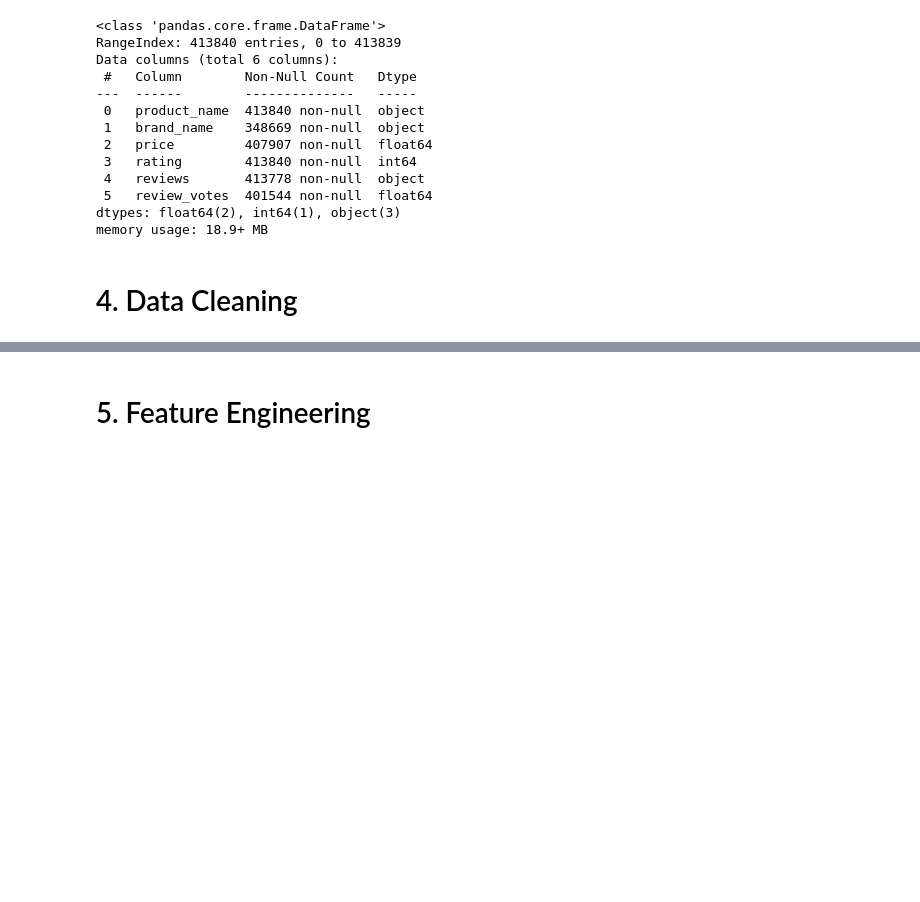
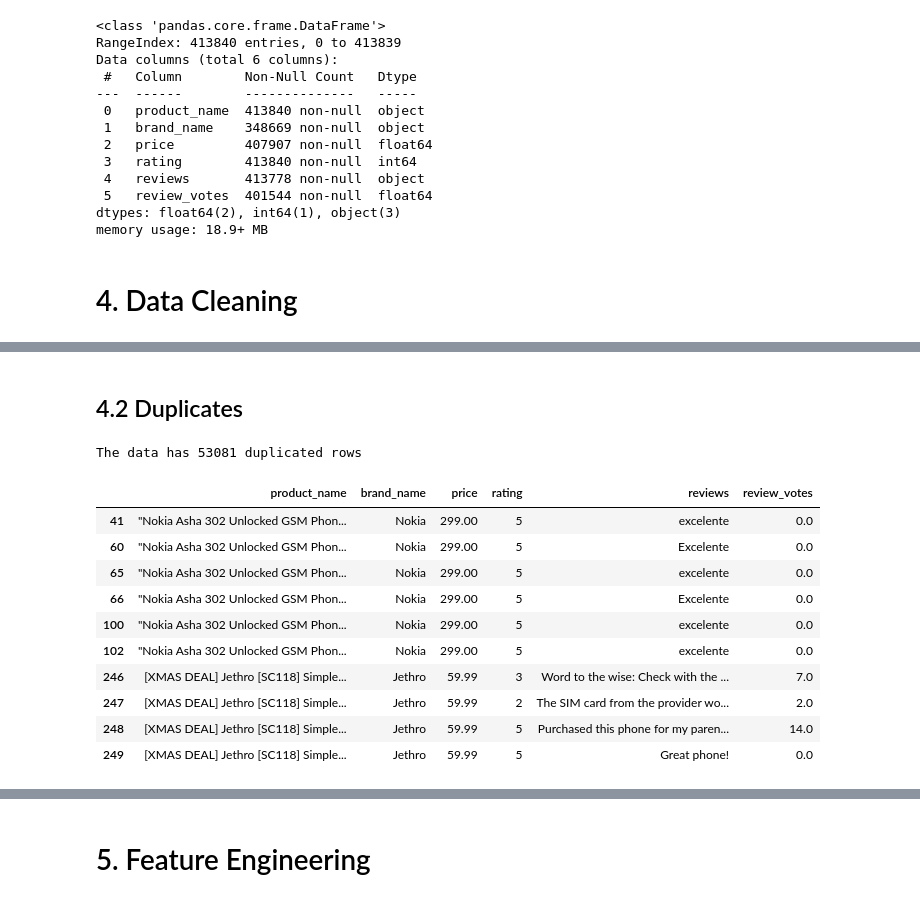
Before and after one commit to Mercy-Njambi/Mobile-Phone-Sentiment-Analysis, a Jupyter notebook: Mobile_Phone_Sentiment_Analysis.ipynb, the cells around one changed output, grey strips where cells are left out. Cells and saved outputs as stored; diff of their text form; code cells hidden in the pictures; blank space fills up the shorter version.

```diff
--- a/Mobile_Phone_Sentiment_Analysis.ipynb
+++ b/Mobile_Phone_Sentiment_Analysis.ipynb
@@ -89,0 +137,26 @@ memory usage: 18.9+ MB
+# %% [markdown]
+## 4.2 Duplicates
+# %%
+# Checking for duplicates
+
+print(f"The data has {df.duplicated().sum()} duplicated rows")
+# %% [output]
+The data has 53081 duplicated rows
+# %%
+# Exploring the duplicates
+
+duplicates = df[df.duplicated(keep = 'first')]
+
+duplicates.head(10)
+# %% [output]
+|  | product_name | brand_name | price | rating | reviews | review_votes |
+| 41 | "Nokia Asha 302 Unlocked GSM Phon... | Nokia | 299.00 | 5 | excelente | 0.0 |
+| 60 | "Nokia Asha 302 Unlocked GSM Phon... | Nokia | 299.00 | 5 | Excelente | 0.0 |
+| 65 | "Nokia Asha 302 Unlocked GSM Phon... | Nokia | 299.00 | 5 | excelente | 0.0 |
+| 66 | "Nokia Asha 302 Unlocked GSM Phon... | Nokia | 299.00 | 5 | Excelente | 0.0 |
+| 100 | "Nokia Asha 302 Unlocked GSM Phon... | Nokia | 299.00 | 5 | excelente | 0.0 |
+| 102 | "Nokia Asha 302 Unlocked GSM Phon... | Nokia | 299.00 | 5 | excelente | 0.0 |
+| 246 | [XMAS DEAL] Jethro [SC118] Simple... | Jethro | 59.99 | 3 | Word to the wise: Check with the ... | 7.0 |
+| 247 | [XMAS DEAL] Jethro [SC118] Simple... | Jethro | 59.99 | 2 | The SIM card from the provider wo... | 2.0 |
+| 248 | [XMAS DEAL] Jethro [SC118] Simple... | Jethro | 59.99 | 5 | Purchased this phone for my paren... | 14.0 |
+| 249 | [XMAS DEAL] Jethro [SC118] Simple... | Jethro | 59.99 | 5 | Great phone! | 0.0 |
```
Also changed, not shown: parts of 10 cells of this notebook.
